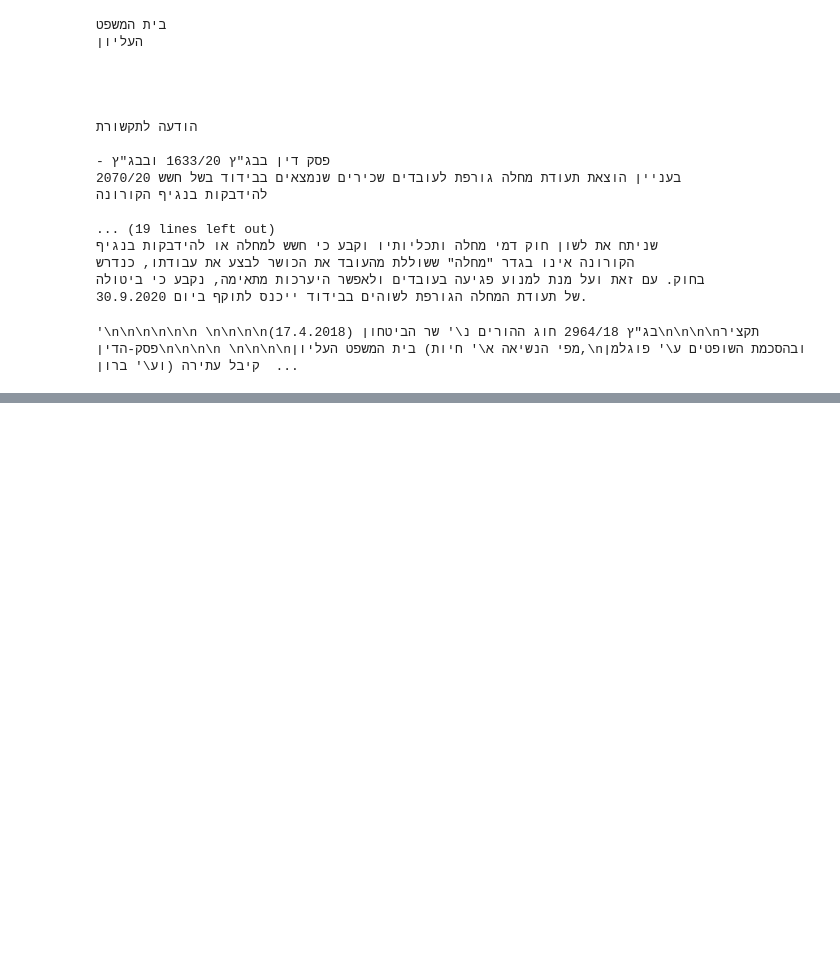
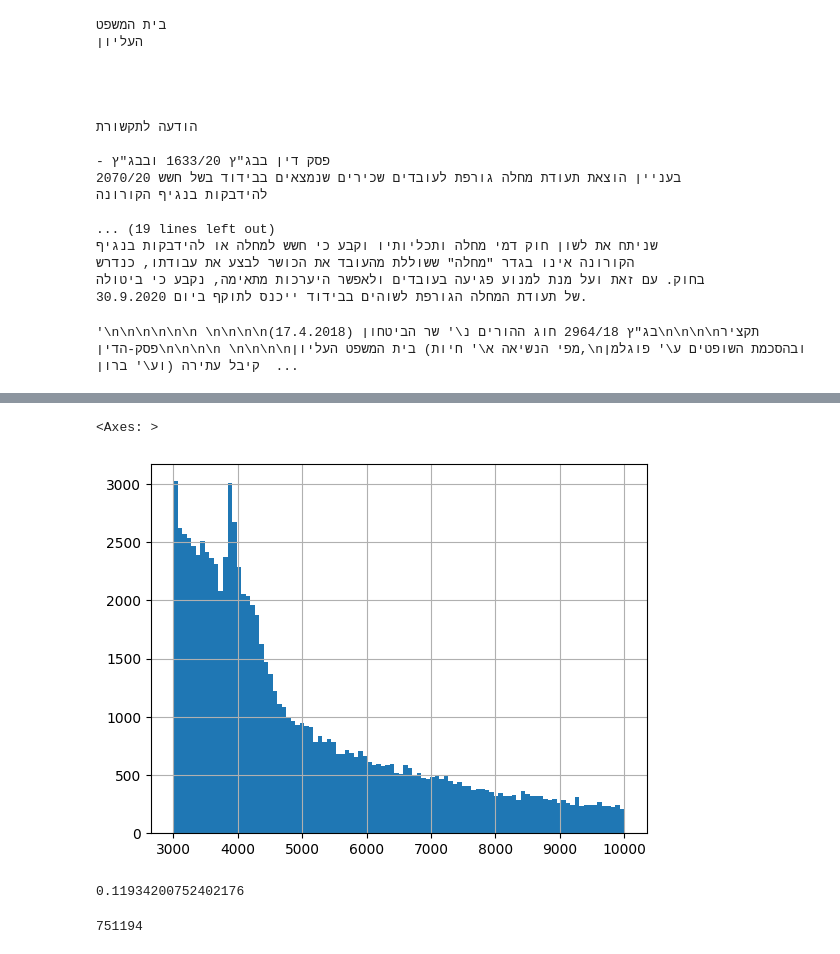
Before and after one commit to nevakrien/hebrew_document_search, a Jupyter notebook: hebrew_bert.ipynb, the cells around one changed output, grey strips where cells are left out. Cells and saved outputs as stored; diff of their text form; code cells hidden in the pictures; blank space fills up the shorter version.

```diff
--- a/hebrew_bert.ipynb
+++ b/hebrew_bert.ipynb
@@ -135,0 +247,2 @@ cut_data[0]
+# %%
+lengths=[len(t) for t in data['train']['text'] if t]
@@ -135,0 +271,13 @@ cut_data[0]
+# %%
+pd.DataFrame([l for l in lengths if 3000<l<10**4])[0].hist(bins=100)
+# %% [output]
+<Axes: >
+[figure, added]
+# %%
+len([l for l in lengths if 3000<l<10**4])/len(data['train'])
+# %% [output]
+0.11934200752402176
+# %%
+len(data['train'])
+# %% [output]
+751194
```
Also changed, not shown: parts of 22 cells of this notebook, 2 other files.
